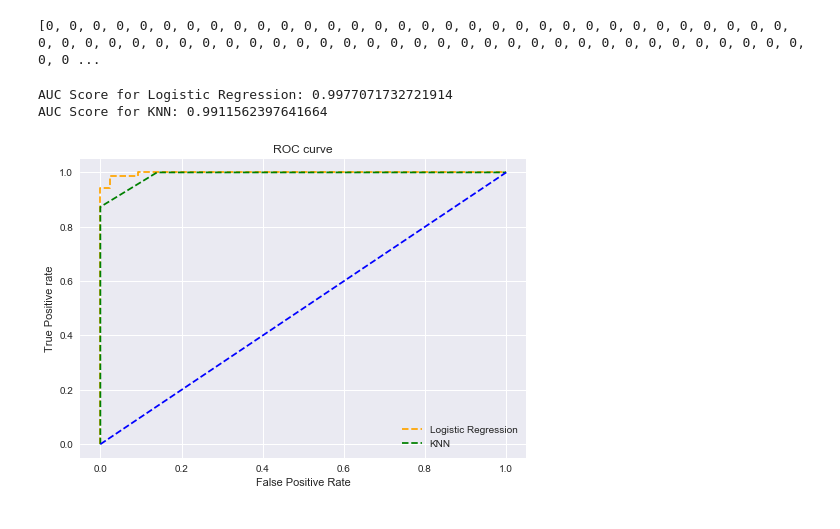
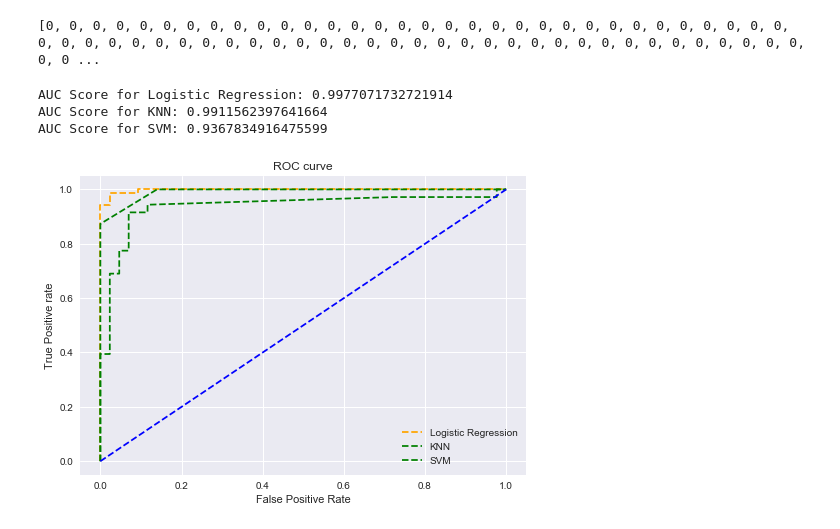
Before and after one commit to pkadala/machinelearning, a Jupyter notebook: LogisticRegression/03-LogisticRegression_BreastCancer_ModelComparision-ROC-Curve.ipynb, the cells around one changed output. Saved outputs shown, nothing was run; the diff lists cells and outputs as text; code cells hidden in the pictures.

```diff
--- a/LogisticRegression/03-LogisticRegression_BreastCancer_ModelComparision-ROC-Curve.ipynb
+++ b/LogisticRegression/03-LogisticRegression_BreastCancer_ModelComparision-ROC-Curve.ipynb
@@ -32,6 +32,7 @@ X_train, X_test, y_train, y_test = train_test_split(X, Y, test_size = 0.2, rando
 # train models
 from sklearn.linear_model import LogisticRegression
 from sklearn.neighbors import KNeighborsClassifier
+from sklearn.svm import SVC
 
 # logistic regression
 model1 = LogisticRegression()
@@ -39,19 +40,26 @@ model1 = LogisticRegression()
 # knn
 model2 = KNeighborsClassifier(n_neighbors=4)
 
+
+#SVM
+model3 = SVC(probability=True)
+
 # fit model
 model1.fit(X_train, y_train)
 model2.fit(X_train, y_train)
+model3.fit(X_train, y_train)
 
 # predict probabilities
 pred_prob1 = model1.predict_proba(X_test)
 pred_prob2 = model2.predict_proba(X_test)
+pred_prob3 = model3.predict_proba(X_test)
 # %%
 from sklearn.metrics import roc_curve
 
 # roc curve for models
 fpr1, tpr1, thresh1 = roc_curve(y_test, pred_prob1[:,1], pos_label=1)
 fpr2, tpr2, thresh2 = roc_curve(y_test, pred_prob2[:,1], pos_label=1)
+fpr3, tpr3, thresh3 = roc_curve(y_test, pred_prob3[:,1], pos_label=1)
 
 # roc curve for tpr = fpr
 random_probs = [0 for i in range(len(y_test))]
@@ -65,26 +73,31 @@ from sklearn.metrics import roc_auc_score
 # auc scores
 auc_score1 = roc_auc_score(y_test, pred_prob1[:,1])
 auc_score2 = roc_auc_score(y_test, pred_prob2[:,1])
+auc_score3 = roc_auc_score(y_test, pred_prob3[:,1])
+
 
 print('AUC Score for Logistic Regression:', auc_score1)
 print('AUC Score for KNN:', auc_score2)
+print('AUC Score for SVM:', auc_score3)
 # %% [output]
 AUC Score for Logistic Regression: 0.9977071732721914
 AUC Score for KNN: 0.9911562397641664
+AUC Score for SVM: 0.9367834916475599
 # %%
 import matplotlib.pyplot as plt
 plt.style.use('seaborn')
 
 # plot roc curves
 plt.plot(fpr1, tpr1, linestyle='--',color='orange', label='Logistic Regression')
 plt.plot(fpr2, tpr2, linestyle='--',color='green', label='KNN')
+plt.plot(fpr3, tpr3, linestyle='--',color='green', label='SVM')
 plt.plot(p_fpr, p_tpr, linestyle='--', color='blue')
 plt.title('ROC curve')
 plt.xlabel('False Positive Rate')
 plt.ylabel('True Positive rate')
 
 plt.legend(loc='best')
 plt.savefig('ROC',dpi=300)
 plt.show()
 # %% [output]
-[figure, old version]
+[figure, new version]
```
Also changed, not shown: 19 other files.
